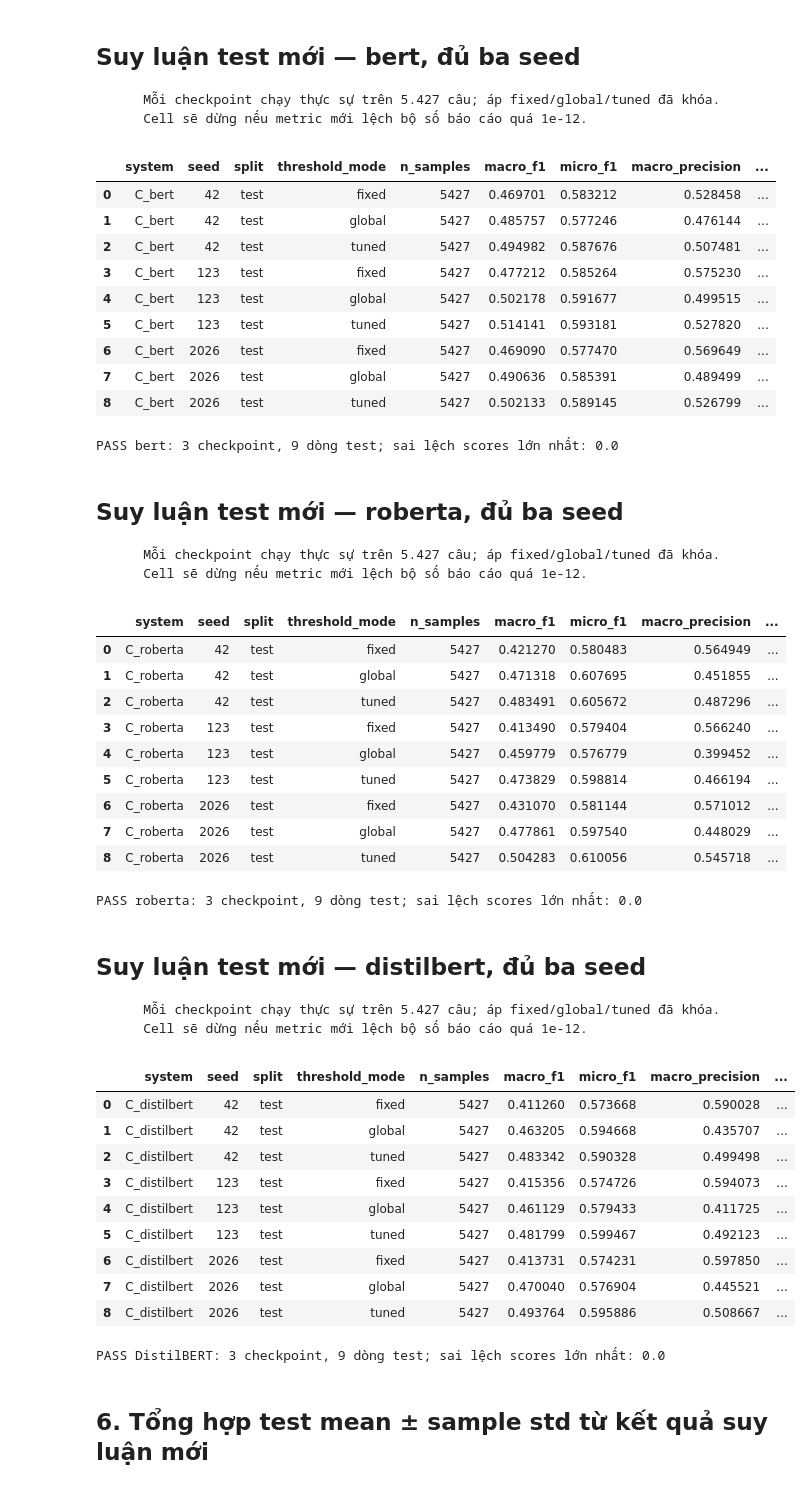
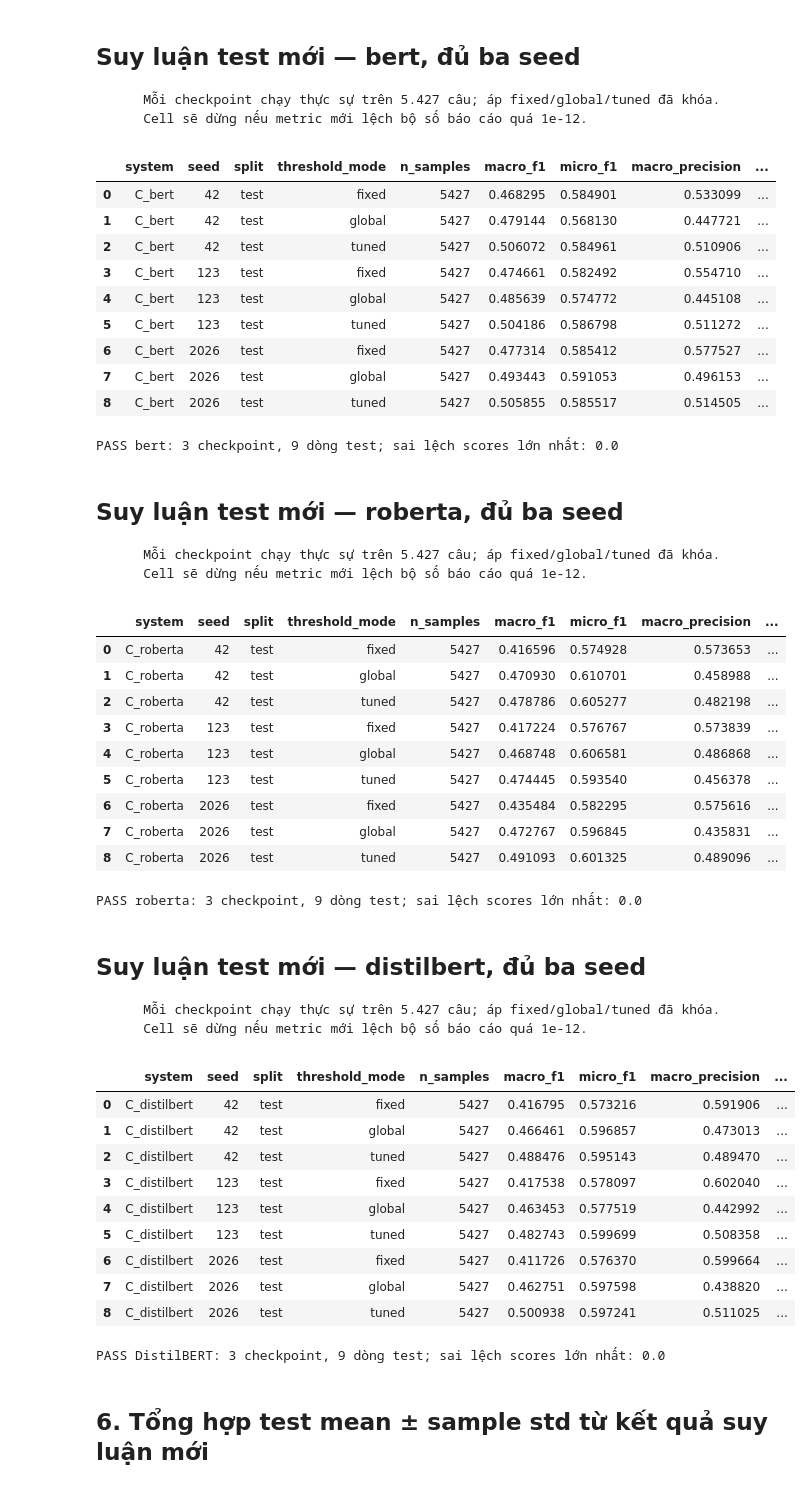
Before and after one commit to dzyuu1612/goemotions-multilabel-classification, a Jupyter notebook: notebooks/executed/04_transformers.executed.ipynb, the cells around one changed output. Drawn from its saved outputs; the diff is of its cells as text; code cells hidden in the pictures.

```diff
--- a/notebooks/executed/04_transformers.executed.ipynb
+++ b/notebooks/executed/04_transformers.executed.ipynb
@@ -25,12 +24,10 @@ print('Python:', sys.version.split()[0])
 print('Dataset revision:', REVISION)
 print('Artifacts:', ARTIFACTS.name)
 
-from src.notebook_support import replay_test
-from src.current_report import current_c3_root, verify_current_report, replay_current_c3
+from src.notebook_support import replay_test, benchmark
 from src.models.transformer import ARCHITECTURES
-C3_RUN = current_c3_root()
-verified, frames, labels = verify_current_report(str(ARTIFACTS), str(C3_RUN))
+verified, frames, labels = benchmark(str(ARTIFACTS))
 history = pd.DataFrame([dict(architecture=r['architecture'], seed=r['seed'], selected_epoch=r['selected_epoch'], **e)
                         for r in verified['histories'] for e in r['history']])
-print('Đã kiểm đúng 9 checkpoint và 72 dòng của báo cáo 2.1.')
+print('Đã kiểm 9 checkpoint và 72 dòng của lượt chạy cục bộ.')
 # %% [output]
@@ -83,8 +80,7 @@ from scripts.transformers.train_transformer import encoded_dataset, trim_padding
 torch.set_num_threads(4)
 loss_checks = []
 for architecture in ARCHITECTURES:
-    folder = (C3_RUN/'seed_42/best' if architecture == 'distilbert' else
-              ARTIFACTS/f'data/processed/transformers/{architecture}/seed_42/full/standard/checkpoint')
+    folder = ARTIFACTS/f'data/processed/transformers/{architecture}/seed_42/full/standard/checkpoint'
     tokenizer = AutoTokenizer.from_pretrained(folder, local_files_only=True)
     model = AutoModelForSequenceClassification.from_pretrained(folder, local_files_only=True).eval()
     dataset, _ = encoded_dataset(frames['train'].head(4), tokenizer, labels, 128)
@@ -229,15 +211,15 @@ display(part)
 print('PASS bert: 3 checkpoint, 9 dòng test; sai lệch scores lớn nhất:', part.score_max_abs_diff.max())
 # %% [output]
 |  | system | seed | split | threshold_mode | n_samples | macro_f1 | micro_f1 | macro_precision | ... |
-| 0 | C_bert | 42 | test | fixed | 5427 | 0.469701 | 0.583212 | 0.528458 | ... |
-| 1 | C_bert | 42 | test | global | 5427 | 0.485757 | 0.577246 | 0.476144 | ... |
-| 2 | C_bert | 42 | test | tuned | 5427 | 0.494982 | 0.587676 | 0.507481 | ... |
-| 3 | C_bert | 123 | test | fixed | 5427 | 0.477212 | 0.585264 | 0.575230 | ... |
-| 4 | C_bert | 123 | test | global | 5427 | 0.502178 | 0.591677 | 0.499515 | ... |
-| 5 | C_bert | 123 | test | tuned | 5427 | 0.514141 | 0.593181 | 0.527820 | ... |
-| 6 | C_bert | 2026 | test | fixed | 5427 | 0.469090 | 0.577470 | 0.569649 | ... |
-| 7 | C_bert | 2026 | test | global | 5427 | 0.490636 | 0.585391 | 0.489499 | ... |
-| 8 | C_bert | 2026 | test | tuned | 5427 | 0.502133 | 0.589145 | 0.526799 | ... |
+| 0 | C_bert | 42 | test | fixed | 5427 | 0.468295 | 0.584901 | 0.533099 | ... |
+| 1 | C_bert | 42 | test | global | 5427 | 0.479144 | 0.568130 | 0.447721 | ... |
+| 2 | C_bert | 42 | test | tuned | 5427 | 0.506072 | 0.584961 | 0.510906 | ... |
+| 3 | C_bert | 123 | test | fixed | 5427 | 0.474661 | 0.582492 | 0.554710 | ... |
+| 4 | C_bert | 123 | test | global | 5427 | 0.485639 | 0.574772 | 0.445108 | ... |
+| 5 | C_bert | 123 | test | tuned | 5427 | 0.504186 | 0.586798 | 0.511272 | ... |
+| 6 | C_bert | 2026 | test | fixed | 5427 | 0.477314 | 0.585412 | 0.577527 | ... |
+| 7 | C_bert | 2026 | test | global | 5427 | 0.493443 | 0.591053 | 0.496153 | ... |
+| 8 | C_bert | 2026 | test | tuned | 5427 | 0.505855 | 0.585517 | 0.514505 | ... |
 PASS bert: 3 checkpoint, 9 dòng test; sai lệch scores lớn nhất: 0.0
 # %% [markdown]
 ## Suy luận test mới — roberta, đủ ba seed
@@ -251,37 +233,37 @@ display(part)
 print('PASS roberta: 3 checkpoint, 9 dòng test; sai lệch scores lớn nhất:', part.score_max_abs_diff.max())
 # %% [output]
 |  | system | seed | split | threshold_mode | n_samples | macro_f1 | micro_f1 | macro_precision | ... |
-| 0 | C_roberta | 42 | test | fixed | 5427 | 0.421270 | 0.580483 | 0.564949 | ... |
-| 1 | C_roberta | 42 | test | global | 5427 | 0.471318 | 0.607695 | 0.451855 | ... |
-| 2 | C_roberta | 42 | test | tuned | 5427 | 0.483491 | 0.605672 | 0.487296 | ... |
-| 3 | C_roberta | 123 | test | fixed | 5427 | 0.413490 | 0.579404 | 0.566240 | ... |
-| 4 | C_roberta | 123 | test | global | 5427 | 0.459779 | 0.576779 | 0.399452 | ... |
-| 5 | C_roberta | 123 | test | tuned | 5427 | 0.473829 | 0.598814 | 0.466194 | ... |
-| 6 | C_roberta | 2026 | test | fixed | 5427 | 0.431070 | 0.581144 | 0.571012 | ... |
-| 7 | C_roberta | 2026 | test | global | 5427 | 0.477861 | 0.597540 | 0.448029 | ... |
-| 8 | C_roberta | 2026 | test | tuned | 5427 | 0.504283 | 0.610056 | 0.545718 | ... |
+| 0 | C_roberta | 42 | test | fixed | 5427 | 0.416596 | 0.574928 | 0.573653 | ... |
+| 1 | C_roberta | 42 | test | global | 5427 | 0.470930 | 0.610701 | 0.458988 | ... |
+| 2 | C_roberta | 42 | test | tuned | 5427 | 0.478786 | 0.605277 | 0.482198 | ... |
+| 3 | C_roberta | 123 | test | fixed | 5427 | 0.417224 | 0.576767 | 0.573839 | ... |
+| 4 | C_roberta | 123 | test | global | 5427 | 0.468748 | 0.606581 | 0.486868 | ... |
+| 5 | C_roberta | 123 | test | tuned | 5427 | 0.474445 | 0.593540 | 0.456378 | ... |
+| 6 | C_roberta | 2026 | test | fixed | 5427 | 0.435484 | 0.582295 | 0.575616 | ... |
+| 7 | C_roberta | 2026 | test | global | 5427 | 0.472767 | 0.596845 | 0.435831 | ... |
+| 8 | C_roberta | 2026 | test | tuned | 5427 | 0.491093 | 0.601325 | 0.489096 | ... |
 PASS roberta: 3 checkpoint, 9 dòng test; sai lệch scores lớn nhất: 0.0
 # %% [markdown]
 ## Suy luận test mới — distilbert, đủ ba seed
         Mỗi checkpoint chạy thực sự trên 5.427 câu; áp fixed/global/tuned đã khóa.
         Cell sẽ dừng nếu metric mới lệch bộ số báo cáo quá 1e-12.
 # %%
-part = pd.concat([replay_current_c3(C3_RUN, seed, frames, labels)
+part = pd.concat([replay_test(ARTIFACTS, 'C_distilbert', seed)
                   for seed in (42, 123, 2026)], ignore_index=True)
 fresh_parts.append(part)
 display(part)
 print('PASS DistilBERT: 3 checkpoint, 9 dòng test; sai lệch scores lớn nhất:', part.score_max_abs_diff.max())
 # %% [output]
 |  | system | seed | split | threshold_mode | n_samples | macro_f1 | micro_f1 | macro_precision | ... |
-| 0 | C_distilbert | 42 | test | fixed | 5427 | 0.411260 | 0.573668 | 0.590028 | ... |
-| 1 | C_distilbert | 42 | test | global | 5427 | 0.463205 | 0.594668 | 0.435707 | ... |
-| 2 | C_distilbert | 42 | test | tuned | 5427 | 0.483342 | 0.590328 | 0.499498 | ... |
-| 3 | C_distilbert | 123 | test | fixed | 5427 | 0.415356 | 0.574726 | 0.594073 | ... |
-| 4 | C_distilbert | 123 | test | global | 5427 | 0.461129 | 0.579433 | 0.411725 | ... |
-| 5 | C_distilbert | 123 | test | tuned | 5427 | 0.481799 | 0.599467 | 0.492123 | ... |
-| 6 | C_distilbert | 2026 | test | fixed | 5427 | 0.413731 | 0.574231 | 0.597850 | ... |
-| 7 | C_distilbert | 2026 | test | global | 5427 | 0.470040 | 0.576904 | 0.445521 | ... |
-| 8 | C_distilbert | 2026 | test | tuned | 5427 | 0.493764 | 0.595886 | 0.508667 | ... |
+| 0 | C_distilbert | 42 | test | fixed | 5427 | 0.416795 | 0.573216 | 0.591906 | ... |
+| 1 | C_distilbert | 42 | test | global | 5427 | 0.466461 | 0.596857 | 0.473013 | ... |
+| 2 | C_distilbert | 42 | test | tuned | 5427 | 0.488476 | 0.595143 | 0.489470 | ... |
+| 3 | C_distilbert | 123 | test | fixed | 5427 | 0.417538 | 0.578097 | 0.602040 | ... |
+| 4 | C_distilbert | 123 | test | global | 5427 | 0.463453 | 0.577519 | 0.442992 | ... |
+| 5 | C_distilbert | 123 | test | tuned | 5427 | 0.482743 | 0.599699 | 0.508358 | ... |
+| 6 | C_distilbert | 2026 | test | fixed | 5427 | 0.411726 | 0.576370 | 0.599664 | ... |
+| 7 | C_distilbert | 2026 | test | global | 5427 | 0.462751 | 0.597598 | 0.438820 | ... |
+| 8 | C_distilbert | 2026 | test | tuned | 5427 | 0.500938 | 0.597241 | 0.511025 | ... |
 PASS DistilBERT: 3 checkpoint, 9 dòng test; sai lệch scores lớn nhất: 0.0
 # %% [markdown]
 ## 6. Tổng hợp test mean ± sample std từ kết quả suy luận mới
```
Also changed, not shown: parts of 10 cells of this notebook, 18 other files.
